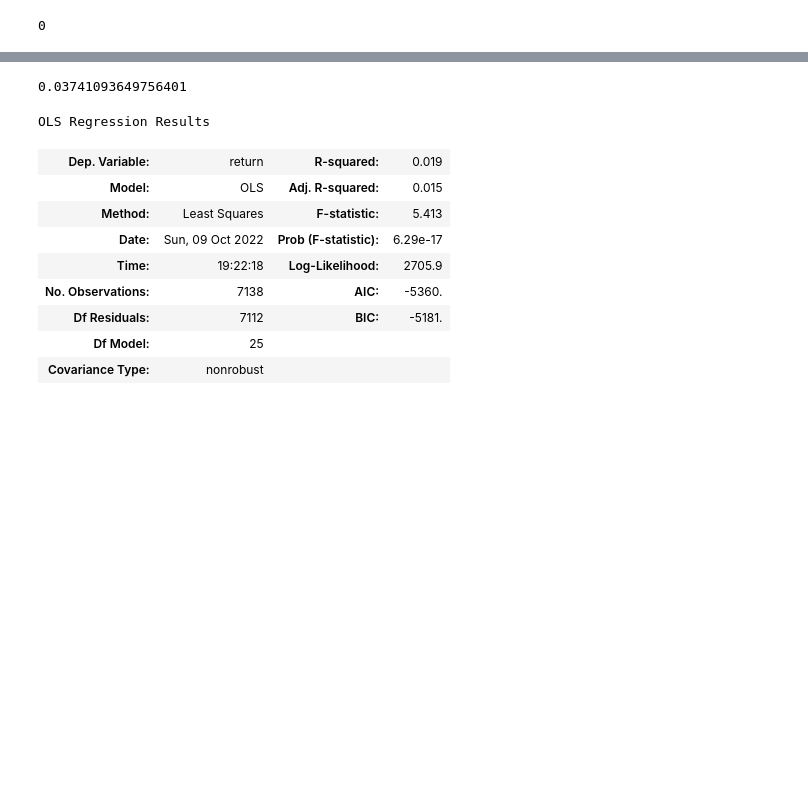
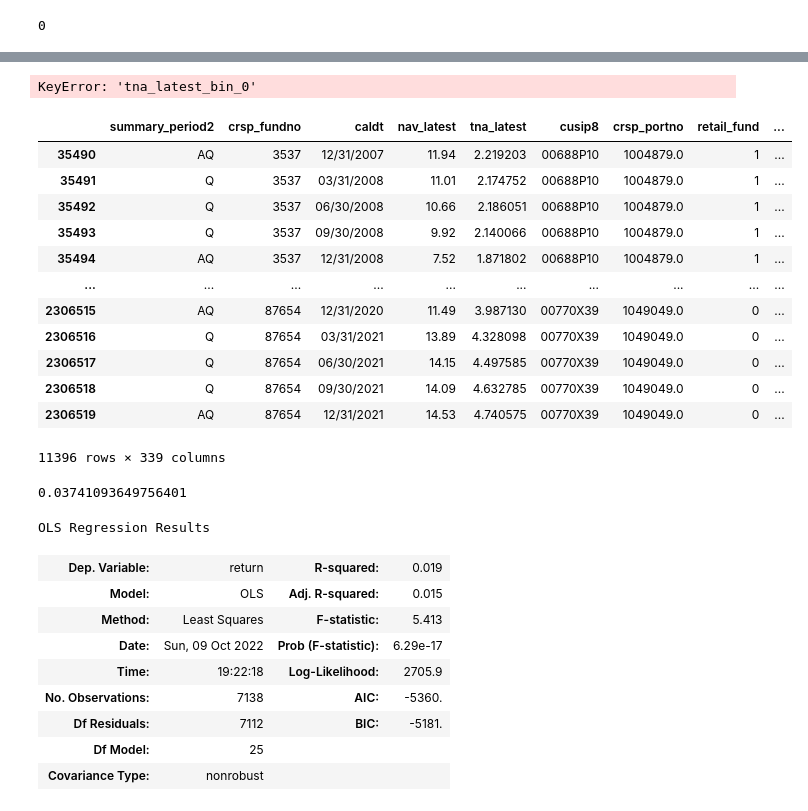
Before and after one commit to acremins1/Asset-Management-HW-1, a Jupyter notebook: Asset Management HW 2.ipynb, the cells around one changed output, grey strips where cells are left out. Cells and saved outputs as stored; diff of their text form; code cells hidden in the pictures; blank space fills up the shorter version.

```diff
--- a/Asset Management HW 2.ipynb
+++ b/Asset Management HW 2.ipynb
@@ -76,3 +189,30 @@ KeyError: "['tna_latest_bin'] not in index"
+# %%
+#for each tna_latest_bin, fit a regression predicting return
+for i in range(5):
+    X = fund_data[fund_data['tna_latest_bin_' + str(i)] == 1]
+    X = X[['mgmt_fee', 'retail_fund']]
+    y = X['return']
+    X = sm.add_constant(X)
+    model = sm.OLS(y, X).fit()
+    print(model.summary())
+# %% [output]
+KeyError: 'tna_latest_bin_0'
+# %%
+fund_data
+# %% [output]
+|  | summary_period2 | crsp_fundno | caldt | nav_latest | tna_latest | cusip8 | crsp_portno | retail_fund | ... |
+| 35490 | AQ | 3537 | 12/31/2007 | 11.94 | 2.219203 | 00688P10 | 1004879.0 | 1 | ... |
+| 35491 | Q | 3537 | 03/31/2008 | 11.01 | 2.174752 | 00688P10 | 1004879.0 | 1 | ... |
+| 35492 | Q | 3537 | 06/30/2008 | 10.66 | 2.186051 | 00688P10 | 1004879.0 | 1 | ... |
+| 35493 | Q | 3537 | 09/30/2008 | 9.92 | 2.140066 | 00688P10 | 1004879.0 | 1 | ... |
+| 35494 | AQ | 3537 | 12/31/2008 | 7.52 | 1.871802 | 00688P10 | 1004879.0 | 1 | ... |
+| ... | ... | ... | ... | ... | ... | ... | ... | ... | ... |
+| 2306515 | AQ | 87654 | 12/31/2020 | 11.49 | 3.987130 | 00770X39 | 1049049.0 | 0 | ... |
+| 2306516 | Q | 87654 | 03/31/2021 | 13.89 | 4.328098 | 00770X39 | 1049049.0 | 0 | ... |
+| 2306517 | Q | 87654 | 06/30/2021 | 14.15 | 4.497585 | 00770X39 | 1049049.0 | 0 | ... |
+| 2306518 | Q | 87654 | 09/30/2021 | 14.09 | 4.632785 | 00770X39 | 1049049.0 | 0 | ... |
+| 2306519 | AQ | 87654 | 12/31/2021 | 14.53 | 4.740575 | 00770X39 | 1049049.0 | 0 | ... |
+11396 rows × 339 columns
 # %%
 #get the correlation between tna_latest and return
 fund_data['tna_latest'].corr(fund_data['return'])
```
Also changed, not shown: parts of 15 cells of this notebook.
